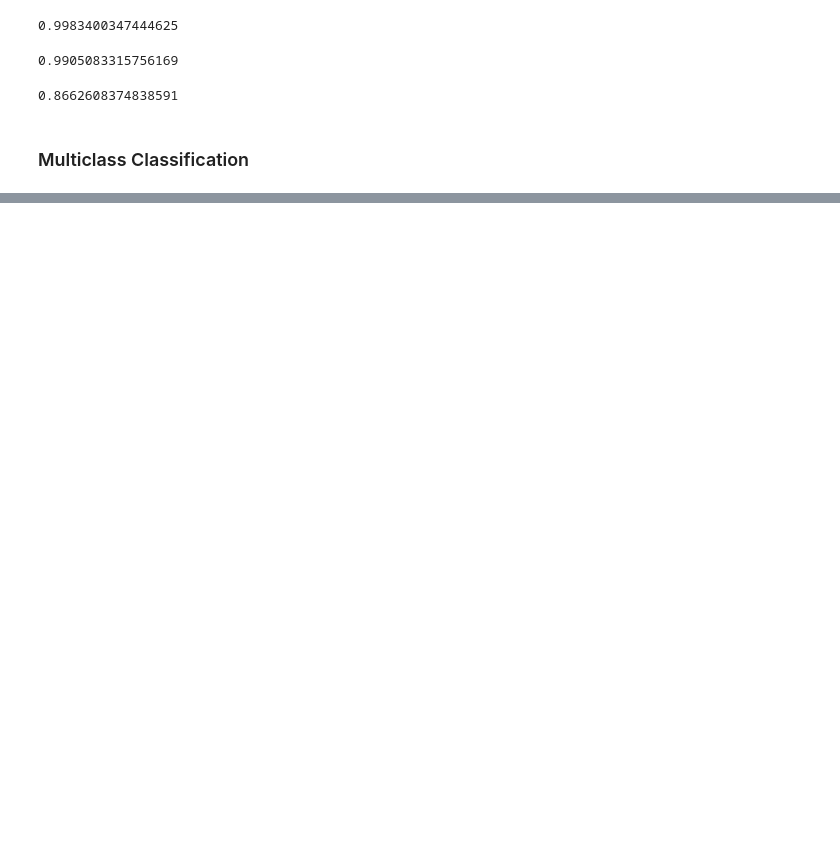
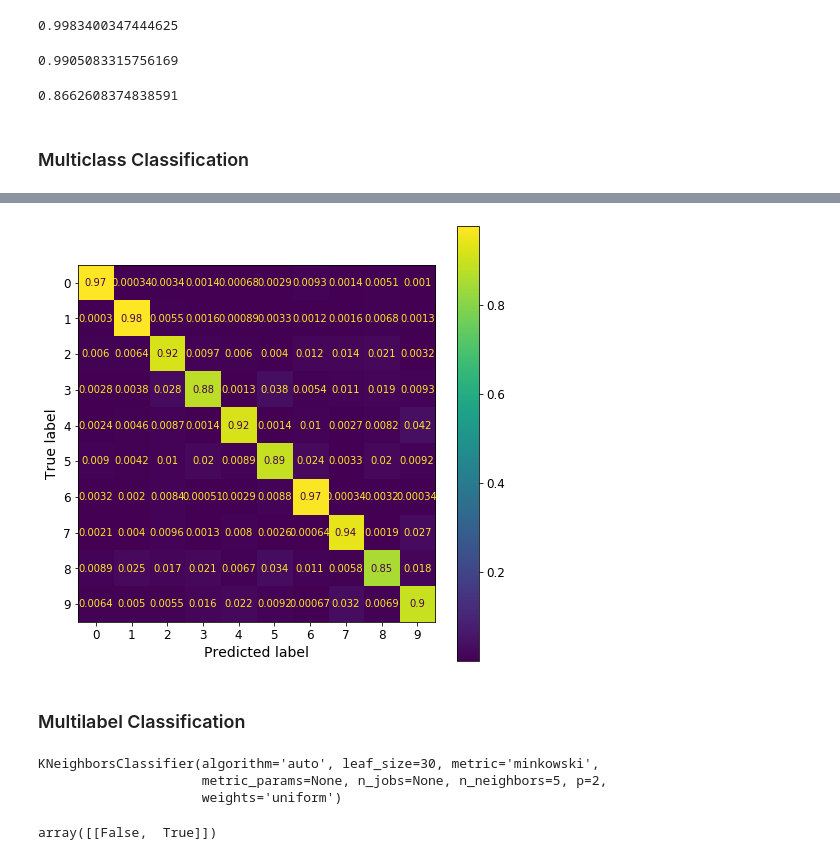
Before and after one commit to mozzherina/practicalDL, a Jupyter notebook: Metrics.ipynb, the cells around one changed output, grey strips where cells are left out. Cells and saved outputs as stored; diff of their text form; code cells hidden in the pictures; blank space fills up the shorter version.

Commit message:
metrics cont

```diff
--- a/Measures.ipynb
+++ b/Metrics.ipynb
@@ -274,0 +374,6 @@ recall_score(y_train_5, y_train_pred_forest)
+# %%
+plot_confusion_matrix(sgd_clf, x_train, y_train, normalize='true').figure_.set_size_inches(8, 8)
+# %% [output]
+[figure, added]
+# %% [markdown]
+### Multilabel Classification
@@ -274,0 +386,11 @@ recall_score(y_train_5, y_train_pred_forest)
+# %%
+knn_clf = KNeighborsClassifier()
+knn_clf.fit(x_train, y_multilabel)
+# %% [output]
+KNeighborsClassifier(algorithm='auto', leaf_size=30, metric='minkowski',
+                     metric_params=None, n_jobs=None, n_neighbors=5, p=2,
+                     weights='uniform')
+# %%
+knn_clf.predict([x_train[0]])
+# %% [output]
+array([[False,  True]])
```
Also changed, not shown: parts of 28 cells of this notebook.
